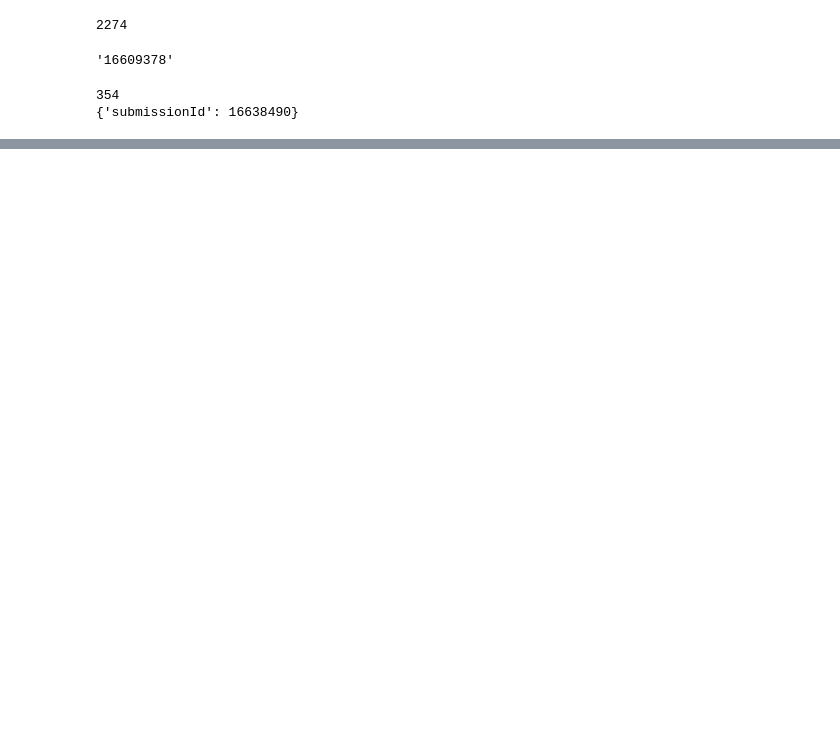
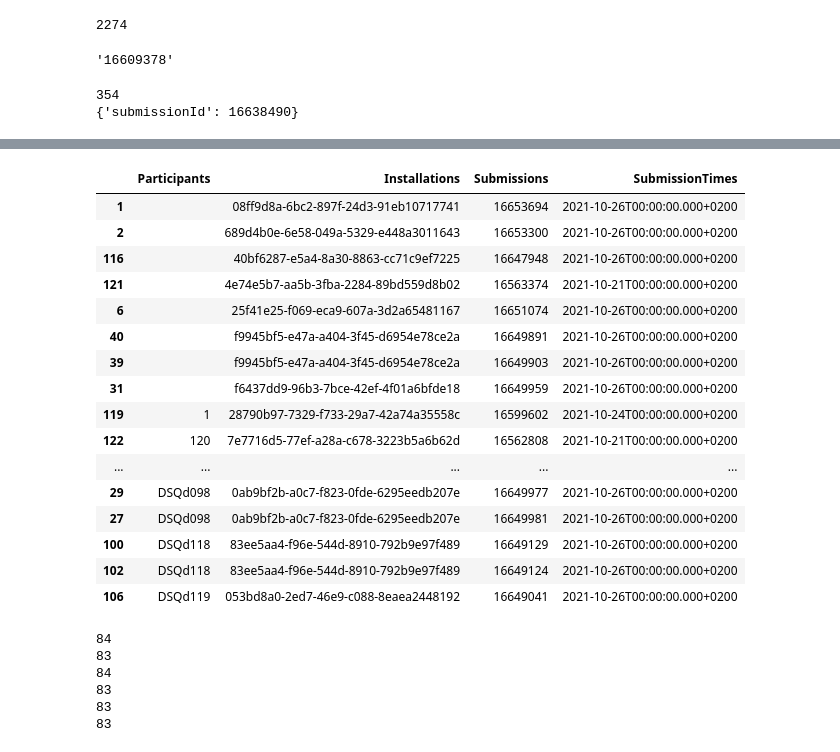
Before and after one commit to dana-and-monsters/PullingNettskjema, a Jupyter notebook: PullingMusicLab.ipynb, the cells around one changed output, grey strips where cells are left out. Cells and saved outputs as stored; diff of their text form; code cells hidden in the pictures; blank space fills up the shorter version.

```diff
--- a/PullingMusicLab.ipynb
+++ b/PullingMusicLab.ipynb
@@ -383,0 +462,38 @@ base64 0c6a885b-de29-a128-1480-fe98e4a06f69.geoLocation.csv  > output.txt
+# %%
+parts = participantIDs.sort_values('Participants')
+parts.iloc[:60]
+# %% [output]
+|  | Participants | Installations | Submissions | SubmissionTimes |
+| 1 |  | 08ff9d8a-6bc2-897f-24d3-91eb10717741 | 16653694 | 2021-10-26T00:00:00.000+0200 |
+| 2 |  | 689d4b0e-6e58-049a-5329-e448a3011643 | 16653300 | 2021-10-26T00:00:00.000+0200 |
+| 116 |  | 40bf6287-e5a4-8a30-8863-cc71c9ef7225 | 16647948 | 2021-10-26T00:00:00.000+0200 |
+| 121 |  | 4e74e5b7-aa5b-3fba-2284-89bd559d8b02 | 16563374 | 2021-10-21T00:00:00.000+0200 |
+| 6 |  | 25f41e25-f069-eca9-607a-3d2a65481167 | 16651074 | 2021-10-26T00:00:00.000+0200 |
+| 40 |  | f9945bf5-e47a-a404-3f45-d6954e78ce2a | 16649891 | 2021-10-26T00:00:00.000+0200 |
+| 39 |  | f9945bf5-e47a-a404-3f45-d6954e78ce2a | 16649903 | 2021-10-26T00:00:00.000+0200 |
+| 31 |  | f6437dd9-96b3-7bce-42ef-4f01a6bfde18 | 16649959 | 2021-10-26T00:00:00.000+0200 |
+| 119 | 1 | 28790b97-7329-f733-29a7-42a74a35558c | 16599602 | 2021-10-24T00:00:00.000+0200 |
+| 122 | 120 | 7e7716d5-77ef-a28a-c678-3223b5a6b62d | 16562808 | 2021-10-21T00:00:00.000+0200 |
+| ... | ... | ... | ... | ... |
+| 29 | DSQd098 | 0ab9bf2b-a0c7-f823-0fde-6295eedb207e | 16649977 | 2021-10-26T00:00:00.000+0200 |
+| 27 | DSQd098 | 0ab9bf2b-a0c7-f823-0fde-6295eedb207e | 16649981 | 2021-10-26T00:00:00.000+0200 |
+| 100 | DSQd118 | 83ee5aa4-f96e-544d-8910-792b9e97f489 | 16649129 | 2021-10-26T00:00:00.000+0200 |
+| 102 | DSQd118 | 83ee5aa4-f96e-544d-8910-792b9e97f489 | 16649124 | 2021-10-26T00:00:00.000+0200 |
+| 106 | DSQd119 | 053bd8a0-2ed7-46e9-c088-8eaea2448192 | 16649041 | 2021-10-26T00:00:00.000+0200 |
+# %%
+partNs = [10,110,26,8,113,115,52,50,64,32,108,109,97,98,87,83,71,59,60,56,54,42,65,47,25,49,51,48,44,28,38,22,17,12,11,21,29,100,106,107,24,101,91,81,90,79,95,99,78,75,66,80,69,55,43,35,37,14,16,18,19,5,3,4,7,93,46,92,112,103,86,68,67,70,63,57,30,61,82,72,41,85,77,74]
+print(len(partNs))
+print(len(parts.loc[partNs,'Installations'].unique()))
+print(len(parts.loc[partNs,'Participants'].unique()))
+# conflict between DSQE017, 16648940 and DSQd063, 16649474, different participant IDs from same installation. Take the later submission so drop 110
+partNs = [10,26,8,113,115,52,50,64,32,108,109,97,98,87,83,71,59,60,56,54,42,65,47,25,49,51,48,44,28,38,22,17,12,11,21,29,100,106,107,24,101,91,81,90,79,95,99,78,75,66,80,69,55,43,35,37,14,16,18,19,5,3,4,7,93,46,92,112,103,86,68,67,70,63,57,30,61,82,72,41,85,77,74]
+print(len(partNs))
+print(len(parts.loc[partNs,'Installations'].unique()))
+print(len(parts.loc[partNs,'Participants'].unique()))
+# %% [output]
+84
+83
+84
+83
+83
+83
```
Also changed, not shown: parts of 52 cells of this notebook, 1 other file.
